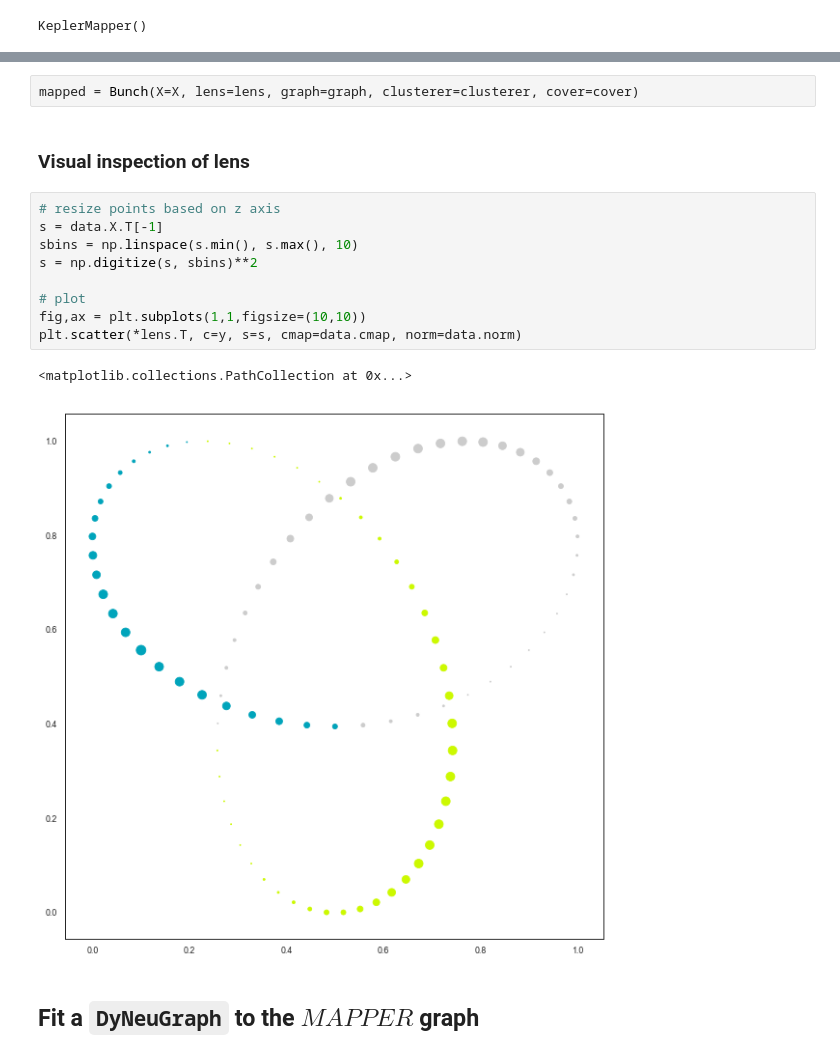
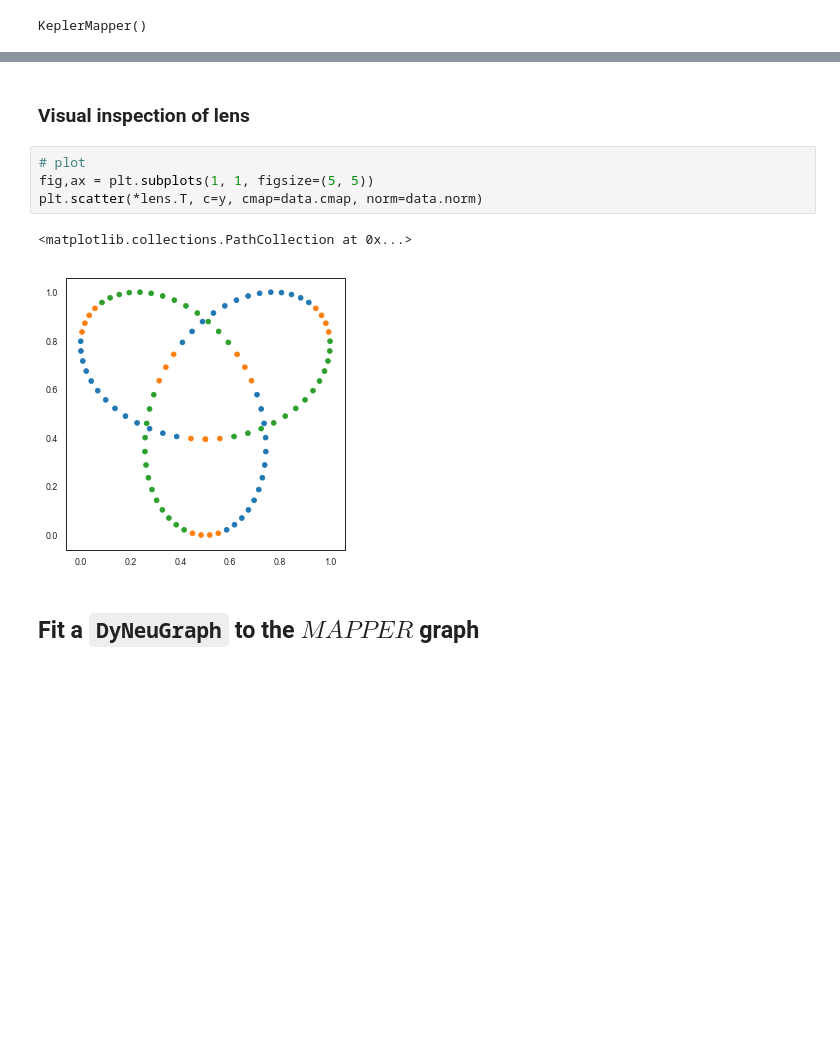
Before and after one commit to braindynamicslab/dyneusr-notebooks, a Jupyter notebook: 01_trefoil_knot/01_trefoil_knot.ipynb, the cells around one changed output, grey strips where cells are left out. Cells and saved outputs as stored; diff of their text form; blank space fills up the shorter version.

```diff
--- a/01_trefoil_knot/01_trefoil_knot.ipynb
+++ b/01_trefoil_knot/01_trefoil_knot.ipynb
@@ -94,19 +96,12 @@ Created 124 edges and 68 nodes in 0:00:00.294830.
-# %%
-mapped = Bunch(X=X, lens=lens, graph=graph, clusterer=clusterer, cover=cover)
 # %% [markdown]
 ### Visual inspection of lens
 # %%
-# resize points based on z axis
-s = data.X.T[-1]
-sbins = np.linspace(s.min(), s.max(), 10)
-s = np.digitize(s, sbins)**2
-
 # plot
-fig,ax = plt.subplots(1,1,figsize=(10,10))
-plt.scatter(*lens.T, c=y, s=s, cmap=data.cmap, norm=data.norm)
+fig,ax = plt.subplots(1, 1, figsize=(5, 5))
+plt.scatter(*lens.T, c=y, cmap=data.cmap, norm=data.norm)
 # %% [output]
 <matplotlib.collections.PathCollection at 0x...>
-[figure, old version]
+[figure, new version]
 # %% [markdown]
 ## Fit a `DyNeuGraph` to the $MAPPER$ graph
 # %%
```
Also changed, not shown: parts of 11 cells of this notebook, 1 other file.
